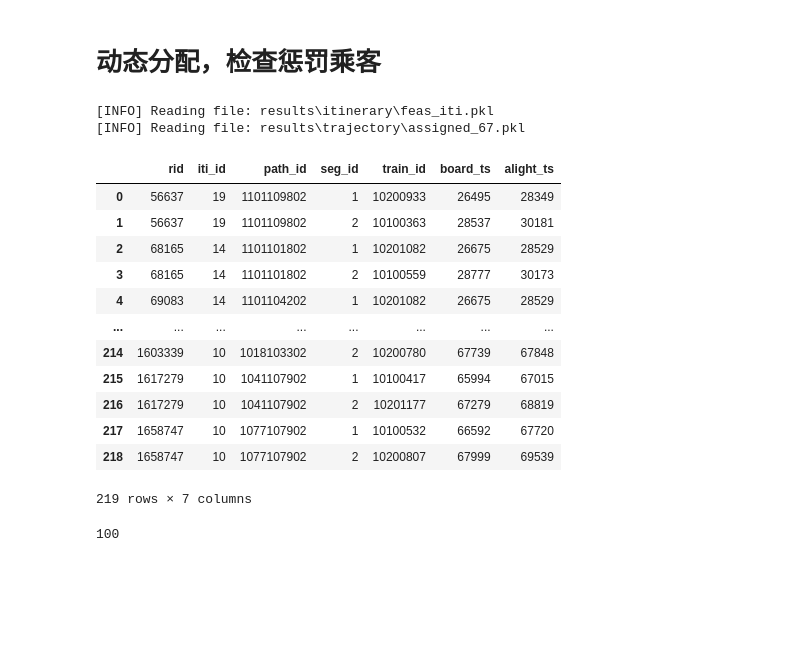
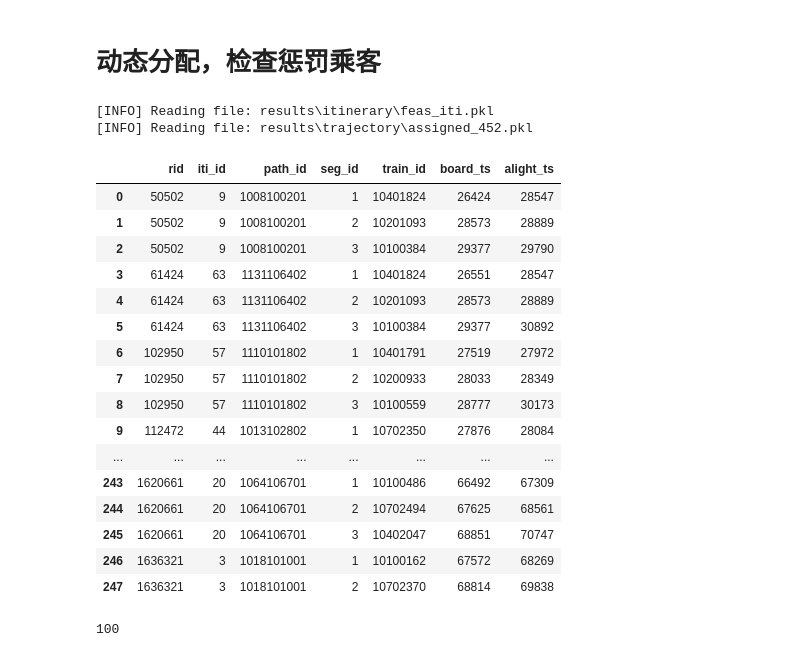
Before and after one commit to sunnysun711/PTIM, a Jupyter notebook: test.ipynb, the cells around one changed output. Saved outputs shown, nothing was run; the diff lists cells and outputs as text; code cells hidden in the pictures; blank space fills up the shorter version.

```diff
--- a/test.ipynb
+++ b/test.ipynb
@@ -619,29 +619,36 @@ prob[prob.index.get_level_values("rid").isin(flag_df.rid.values)]
 # %%
 from mpld3 import show
 from src.utils import *
 from src import config
 config.load_config()
 
 full_fi = read_(config.CONFIG["results"]["feas_iti"], show_timer=False)
 
+pd.set_option('display.max_rows', 80)
+pd.set_option('display.max_columns', 30)
+
 assigned_latest = read_("assigned", latest_=True, show_timer=False)
 assigned_latest
 # %% [output]
 [INFO] Reading file: results\itinerary\feas_iti.pkl
-[INFO] Reading file: results\trajectory\assigned_67.pkl
+[INFO] Reading file: results\trajectory\assigned_452.pkl
 |  | rid | iti_id | path_id | seg_id | train_id | board_ts | alight_ts |
-| 0 | 56637 | 19 | 1101109802 | 1 | 10200933 | 26495 | 28349 |
-| 1 | 56637 | 19 | 1101109802 | 2 | 10100363 | 28537 | 30181 |
-| 2 | 68165 | 14 | 1101101802 | 1 | 10201082 | 26675 | 28529 |
-| 3 | 68165 | 14 | 1101101802 | 2 | 10100559 | 28777 | 30173 |
-| 4 | 69083 | 14 | 1101104202 | 1 | 10201082 | 26675 | 28529 |
+| 0 | 50502 | 9 | 1008100201 | 1 | 10401824 | 26424 | 28547 |
+| 1 | 50502 | 9 | 1008100201 | 2 | 10201093 | 28573 | 28889 |
+| 2 | 50502 | 9 | 1008100201 | 3 | 10100384 | 29377 | 29790 |
+| 3 | 61424 | 63 | 1131106402 | 1 | 10401824 | 26551 | 28547 |
+| 4 | 61424 | 63 | 1131106402 | 2 | 10201093 | 28573 | 28889 |
+| 5 | 61424 | 63 | 1131106402 | 3 | 10100384 | 29377 | 30892 |
+| 6 | 102950 | 57 | 1110101802 | 1 | 10401791 | 27519 | 27972 |
+| 7 | 102950 | 57 | 1110101802 | 2 | 10200933 | 28033 | 28349 |
+| 8 | 102950 | 57 | 1110101802 | 3 | 10100559 | 28777 | 30173 |
+| 9 | 112472 | 44 | 1013102802 | 1 | 10702350 | 27876 | 28084 |
 | ... | ... | ... | ... | ... | ... | ... | ... |
-| 214 | 1603339 | 10 | 1018103302 | 2 | 10200780 | 67739 | 67848 |
-| 215 | 1617279 | 10 | 1041107902 | 1 | 10100417 | 65994 | 67015 |
-| 216 | 1617279 | 10 | 1041107902 | 2 | 10201177 | 67279 | 68819 |
-| 217 | 1658747 | 10 | 1077107902 | 1 | 10100532 | 66592 | 67720 |
-| 218 | 1658747 | 10 | 1077107902 | 2 | 10200807 | 67999 | 69539 |
+| 243 | 1620661 | 20 | 1064106701 | 1 | 10100486 | 66492 | 67309 |
+| 244 | 1620661 | 20 | 1064106701 | 2 | 10702494 | 67625 | 68561 |
+| 245 | 1620661 | 20 | 1064106701 | 3 | 10402047 | 68851 | 70747 |
+| 246 | 1636321 | 3 | 1018101001 | 1 | 10100162 | 67572 | 68269 |
+| 247 | 1636321 | 3 | 1018101001 | 2 | 10702370 | 68814 | 69838 |
-219 rows × 7 columns
 # %%
 assigned_latest['rid'].unique().size
 # %% [output]
```
Also changed, not shown: parts of 1 cell of this notebook, 2 other files.
